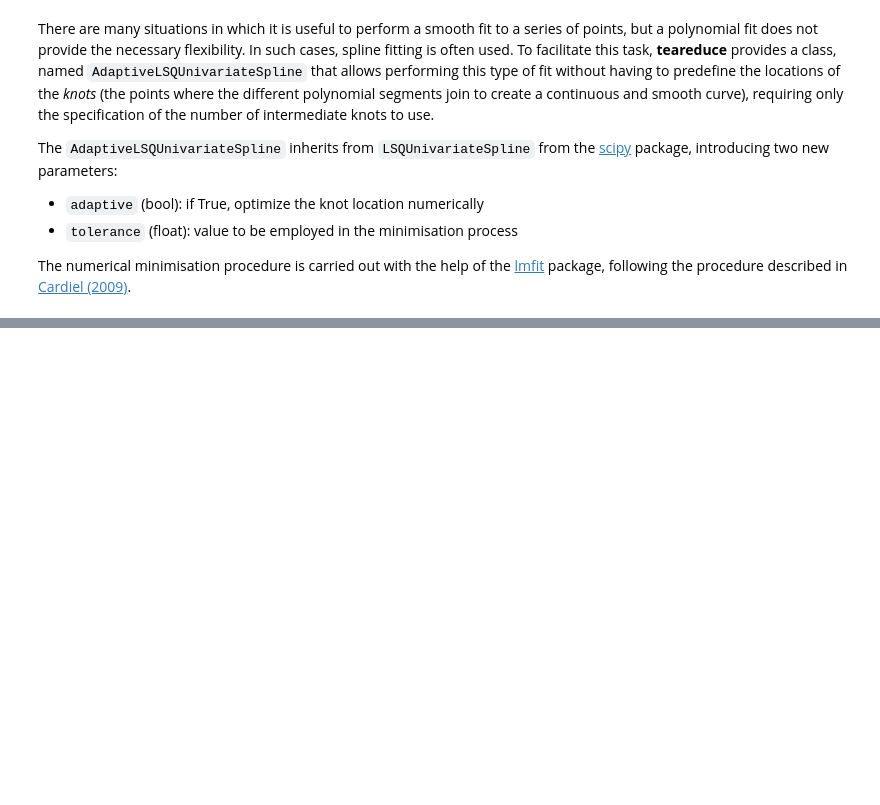
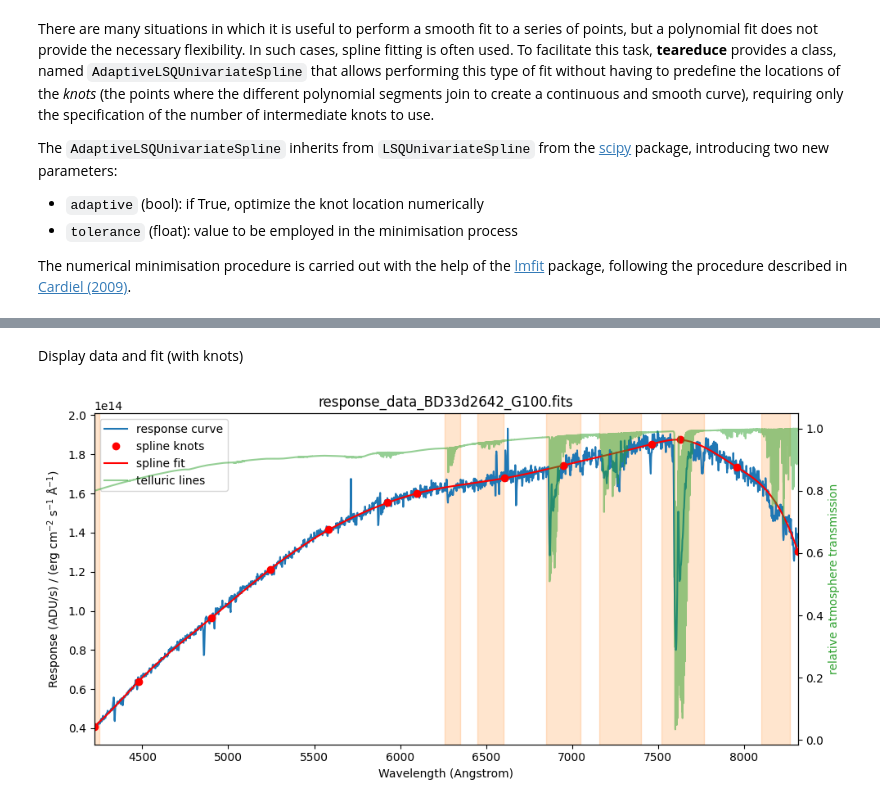
Before and after one commit to nicocardiel/teareduce-cookbook, a Jupyter notebook: notebooks/adaptivespl/adaptivespl.ipynb, the cells around one changed output, grey strips where cells are left out. Saved outputs shown, nothing was run; the diff lists cells and outputs as text; code cells hidden in the pictures; blank space fills up the shorter version.

```diff
--- a/notebooks/adaptivespl/adaptivespl.ipynb
+++ b/notebooks/adaptivespl/adaptivespl.ipynb
@@ -34,0 +223,10 @@ Subclasses:
+# %%
+naxis1 = len(wavelength)
+
+weight = np.ones((naxis1))
+weight_bad_region = 0.001
+
+for w1, w2 in list_bad_regions:
+    i1 = (np.abs(wavelength.value - w1)).argmin()
+    i2 = (np.abs(wavelength.value - w2)).argmin()
+    weight[i1:(i2+1)] = weight_bad_region
@@ -34,0 +235,5 @@ Subclasses:
+# %%
+number_of_intermediate_knots = 11
+
+spl = tea.AdaptiveLSQUnivariateSpline(x=wavelength.value, y=response.value, w=weight,
+                                      t=number_of_intermediate_knots)
@@ -34,0 +242,20 @@ Subclasses:
+# %%
+response_curve = spl(wavelength.value) * response_units
+
+xknots = spl.get_knots()
+yknots = spl(xknots)
+# %% [markdown]
+Display data and fit (with knots)
+# %%
+fig, ax1 = plt.subplots(figsize=(10, 5))
+
+ax2 = plot_data(ax1)
+ax1.plot(xknots, yknots, 'ro', label='spline knots')
+ax1.plot(wavelength, response_curve, 'r-', label='spline fit')
+display_legend(ax1, ax2)
+plot_telluric_windows(ax1)
+
+plt.tight_layout()
+plt.show()
+# %% [output]
+[figure, added]
```
Also changed, not shown: parts of 32 cells of this notebook, 3 other files.
